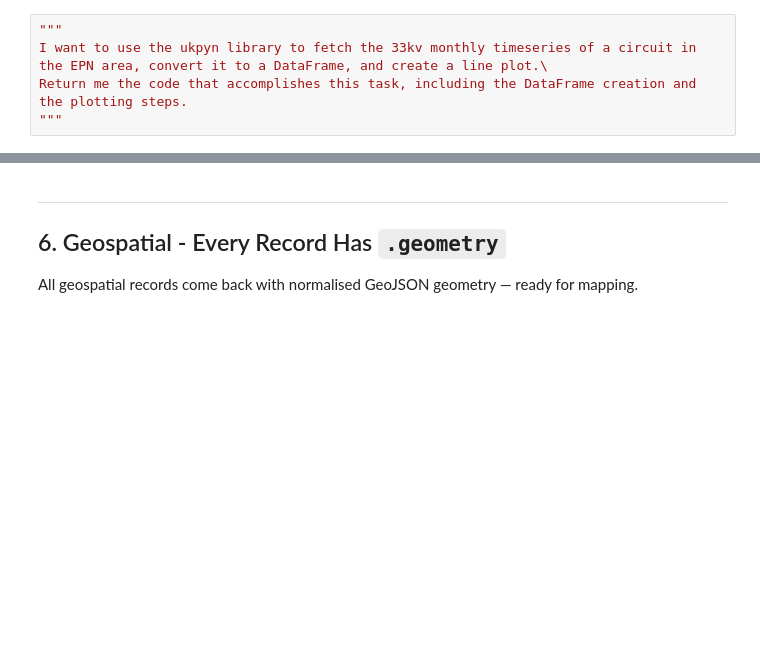
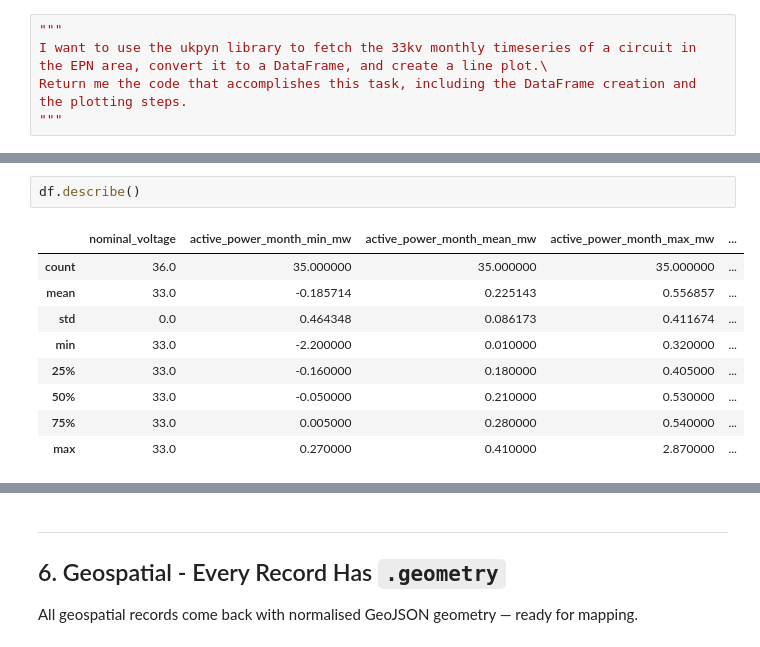
Before and after one commit to UKPN-DSO/ukpyn, a Jupyter notebook: tutorials/webinar-launch-demo.ipynb, the cells around one changed output, grey strips where cells are left out. Saved outputs shown, nothing was run; the diff lists cells and outputs as text; blank space fills up the shorter version.

```diff
--- a/tutorials/webinar-launch-demo.ipynb
+++ b/tutorials/webinar-launch-demo.ipynb
@@ -116,0 +237,12 @@ Return me the code that accomplishes this task, including the DataFrame creation
+# %%
+df.describe()
+# %% [output]
+|  | nominal_voltage | active_power_month_min_mw | active_power_month_mean_mw | active_power_month_max_mw | ... |
+| count | 36.0 | 35.000000 | 35.000000 | 35.000000 | ... |
+| mean | 33.0 | -0.185714 | 0.225143 | 0.556857 | ... |
+| std | 0.0 | 0.464348 | 0.086173 | 0.411674 | ... |
+| min | 33.0 | -2.200000 | 0.010000 | 0.320000 | ... |
+| 25% | 33.0 | -0.160000 | 0.180000 | 0.405000 | ... |
+| 50% | 33.0 | -0.050000 | 0.210000 | 0.530000 | ... |
+| 75% | 33.0 | 0.005000 | 0.280000 | 0.540000 | ... |
+| max | 33.0 | 0.270000 | 0.410000 | 2.870000 | ... |
```
Also changed, not shown: parts of 10 cells of this notebook, 1 other file.
